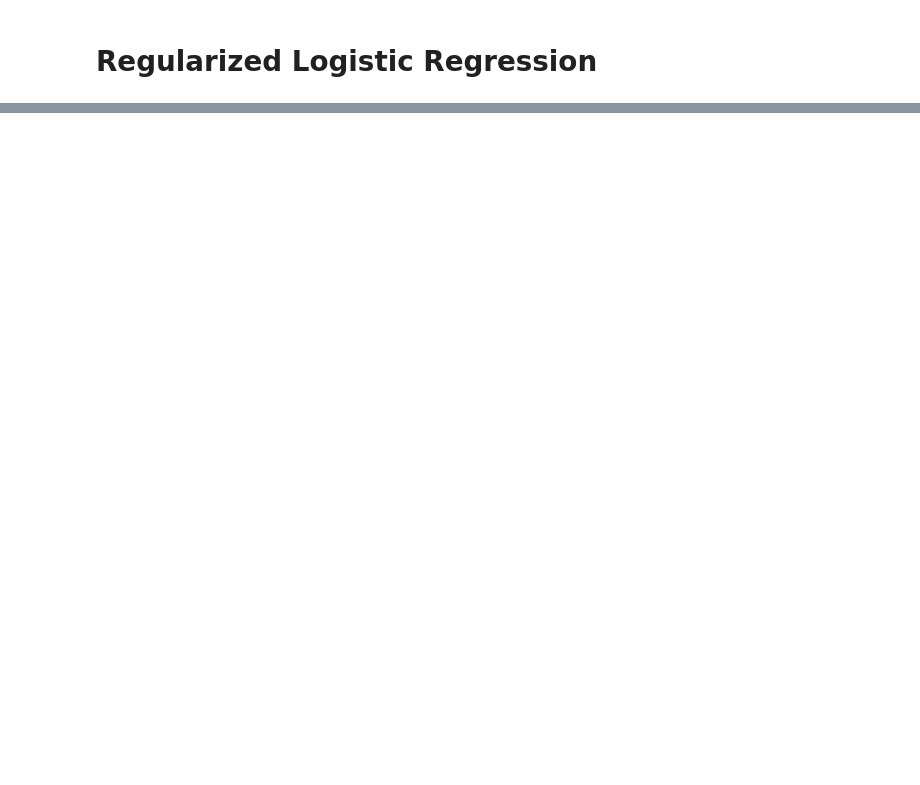
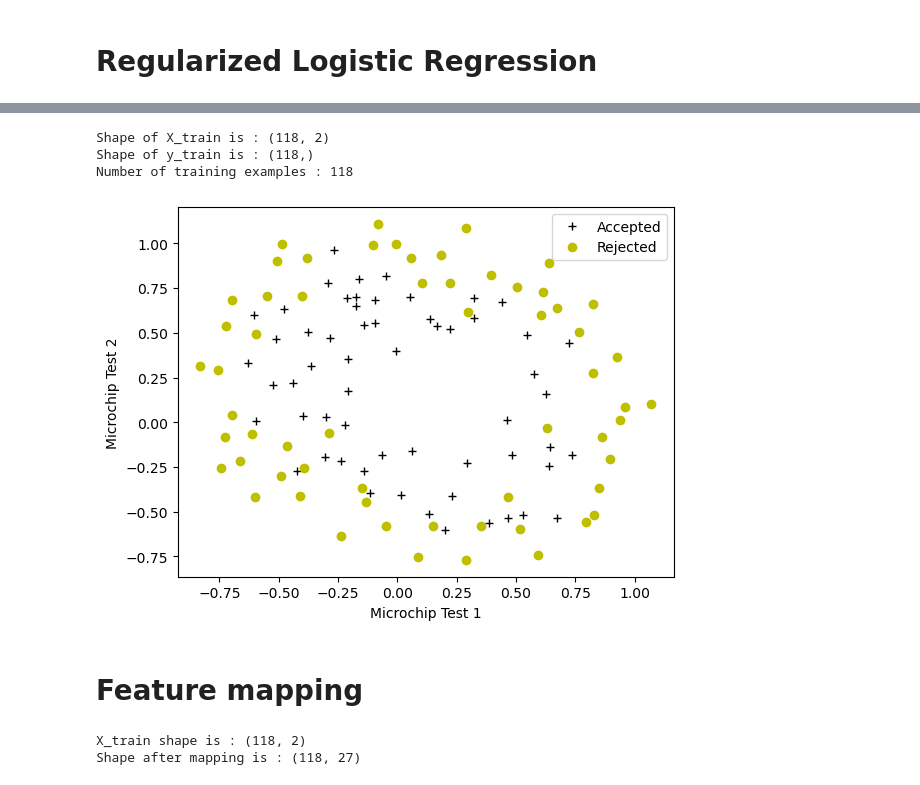
Before and after one commit to amansingh202/python_learning, a Jupyter notebook: week3_lab10_logistic_regression.ipynb, the cells around one changed output, grey strips where cells are left out. Cells and saved outputs as stored; diff of their text form; code cells hidden in the pictures; blank space fills up the shorter version.

Commit message:
feature mapping

```diff
--- a/week3_lab10_logistic_regression.ipynb
+++ b/week3_lab10_logistic_regression.ipynb
@@ -295,0 +310,30 @@ plt.show()
+# %%
+print(f"Shape of X_train is : {X_train.shape}")
+print(f"Shape of y_train is : {y_train.shape}")
+print(f"Number of training examples : {len(y_train)}")
+# %% [output]
+Shape of X_train is : (118, 2)
+Shape of y_train is : (118,)
+Number of training examples : 118
+# %%
+plot_data(X_train, y_train[:], pos_label = "Accepted", neg_label = "Rejected")
+
+#set y axis label
+plt.ylabel("Microchip Test 2")
+plt.xlabel("Microchip Test 1")
+plt.legend(loc = "upper right")
+plt.show()
+# %% [output]
+[figure, added]
+# %% [markdown]
+# Feature mapping
+# %%
+#shape of original X_train is
+print(f"X_train shape is : {X_train.shape}")
+
+#there are two columns
+mapped_X = map_feature(X_train[:,0], X_train[:,1])
+print(f"Shape after mapping is : {mapped_X.shape}")
+# %% [output]
+X_train shape is : (118, 2)
+Shape after mapping is : (118, 27)
```
Also changed, not shown: parts of 7 cells of this notebook.
